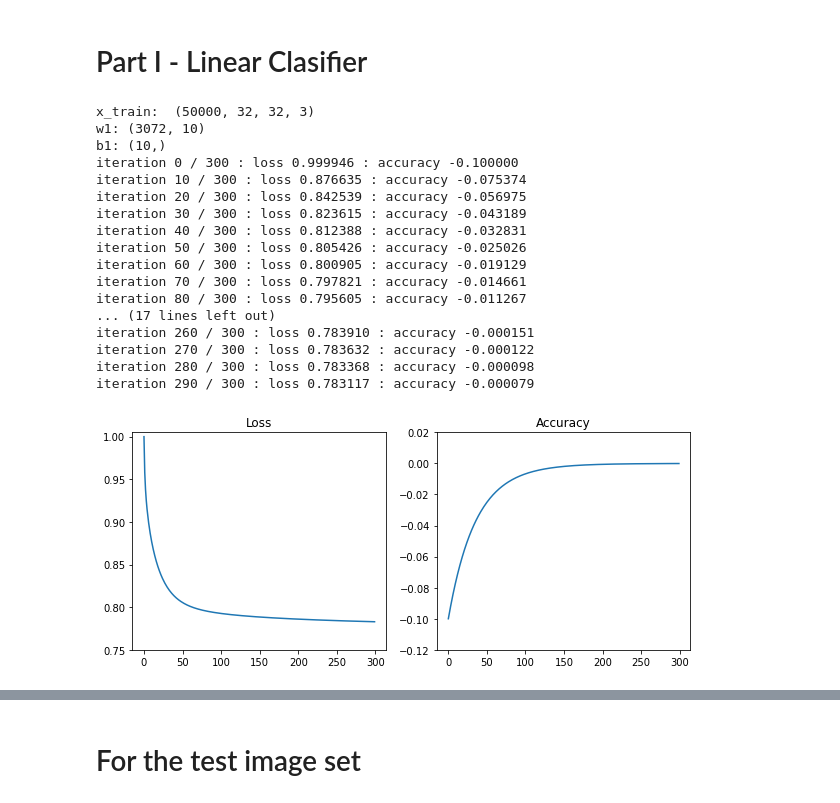
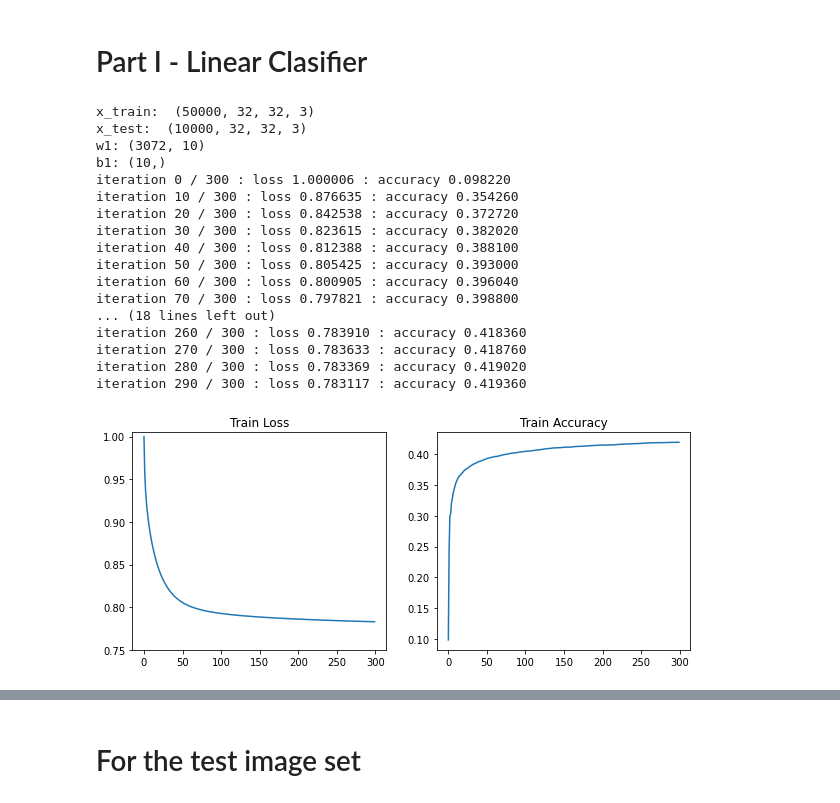
Before and after one commit to sandani98/EN2550_Ass_4, a Jupyter notebook: Part-I.ipynb, the cells around one changed output, grey strips where cells are left out. Saved outputs shown, nothing was run; the diff lists cells and outputs as text; code cells hidden in the pictures.

Commit message:
Edited the code for train accuracy

```diff
--- a/Part-I.ipynb
+++ b/Part-I.ipynb
@@ -8,6 +8,7 @@ import matplotlib.pyplot as plt
 
 (x_train, y_train), (x_test, y_test) = keras.datasets.cifar10.load_data()
 print('x_train: ', x_train.shape)
+print('x_test: ', x_test.shape)
 
 
 K = len(np.unique(y_train)) # Classes
@@ -18,6 +19,7 @@ Din = 3072 # CIFAR10
 
 # Normalize pixel values
 x_train, x_test = x_train / 255.0, x_test / 255.0
+
 mean_image = np.mean(x_train, axis=0)
 x_train = x_train - mean_image
 x_test = x_test - mean_image
@@ -41,20 +43,24 @@ iterations = 300
 lr = 1.4e-2
 lr_decay= 0.999
 reg = 5e-6
+
 loss_history = []
 train_acc_history = []   #training set accuracy history
 val_acc_history = []     #testing set accuracy history
+
 seed = 0
 rng = np.random.default_rng(seed=seed)
+
 for t in range(iterations):
     indices = np.arange(Ntr)
     rng.shuffle(indices)
+
     # Forward pass
     x = x_train[indices]
     y = y_train[indices]
     y_pred = x.dot(w1)+b1
     loss = 1./batch_size*np.square(y_pred-y).sum()+reg*np.sum(w1*w1)
-    accuracy = np.mean(y_pred-y)
+    accuracy =1/Ntr*(np.abs(np.argmax(y,axis=1)==np.argmax(y_pred,axis=1))).sum()
 
     loss_history.append(loss)
     train_acc_history.append(accuracy)
@@ -70,34 +76,35 @@ for t in range(iterations):
     # Printing accuracies and displaying w as images
     if t%10==0:
         print('iteration %d / %d : loss %f : accuracy %f '%(t,iterations,loss,accuracy))
+       # print('iteration %d / %d : loss %f '%(t,iterations,loss))
 # %% [output]
 x_train:  (50000, 32, 32, 3)
+x_test:  (10000, 32, 32, 3)
 w1: (3072, 10)
 b1: (10,)
-iteration 0 / 300 : loss 0.999946 : accuracy -0.100000
-iteration 10 / 300 : loss 0.876635 : accuracy -0.075374
-iteration 20 / 300 : loss 0.842539 : accuracy -0.056975
-iteration 30 / 300 : loss 0.823615 : accuracy -0.043189
-iteration 40 / 300 : loss 0.812388 : accuracy -0.032831
-iteration 50 / 300 : loss 0.805426 : accuracy -0.025026
-iteration 60 / 300 : loss 0.800905 : accuracy -0.019129
-iteration 70 / 300 : loss 0.797821 : accuracy -0.014661
-iteration 80 / 300 : loss 0.795605 : accuracy -0.011267
-... (17 lines left out)
-iteration 260 / 300 : loss 0.783910 : accuracy -0.000151
-iteration 270 / 300 : loss 0.783632 : accuracy -0.000122
-iteration 280 / 300 : loss 0.783368 : accuracy -0.000098
-iteration 290 / 300 : loss 0.783117 : accuracy -0.000079
+iteration 0 / 300 : loss 1.000006 : accuracy 0.098220
+iteration 10 / 300 : loss 0.876635 : accuracy 0.354260
+iteration 20 / 300 : loss 0.842538 : accuracy 0.372720
+iteration 30 / 300 : loss 0.823615 : accuracy 0.382020
+iteration 40 / 300 : loss 0.812388 : accuracy 0.388100
+iteration 50 / 300 : loss 0.805425 : accuracy 0.393000
+iteration 60 / 300 : loss 0.800905 : accuracy 0.396040
+iteration 70 / 300 : loss 0.797821 : accuracy 0.398800
+... (18 lines left out)
+iteration 260 / 300 : loss 0.783910 : accuracy 0.418360
+iteration 270 / 300 : loss 0.783633 : accuracy 0.418760
+iteration 280 / 300 : loss 0.783369 : accuracy 0.419020
+iteration 290 / 300 : loss 0.783117 : accuracy 0.419360
 # %%
 fig,ax = plt.subplots(1,2,figsize=(10,4))
 ax[0].plot(loss_history)
-ax[0].set_title('Loss')
+ax[0].set_title('Train Loss')
 #ax[0].set_xticks([]),ax[0].set_yticks([])
 ax[0].set_ylim(0.75,1.005)
 ax[1].plot(train_acc_history)
-ax[1].set_title('Accuracy')
+ax[1].set_title('Train Accuracy')
 #ax[1].set_xticks([]),ax[1].set_yticks([])
-ax[1].set_ylim(-0.12,0.02)
+#ax[1].set_ylim(-0.12,0.02)
 plt.show()
 # %% [output]
-[figure, old version]
+[figure, new version]
```
Also changed, not shown: parts of 3 cells of this notebook.
